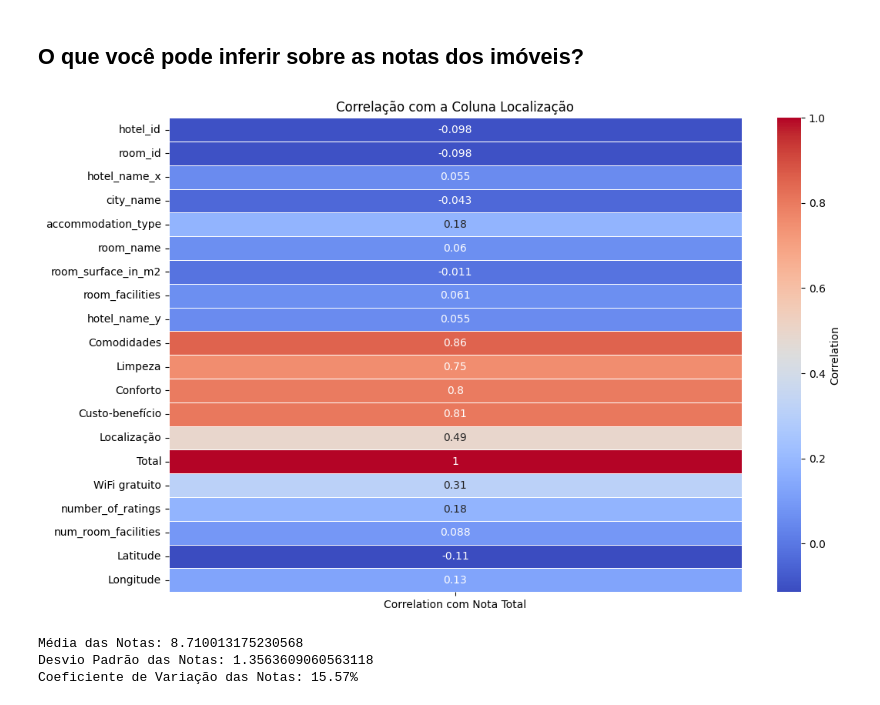
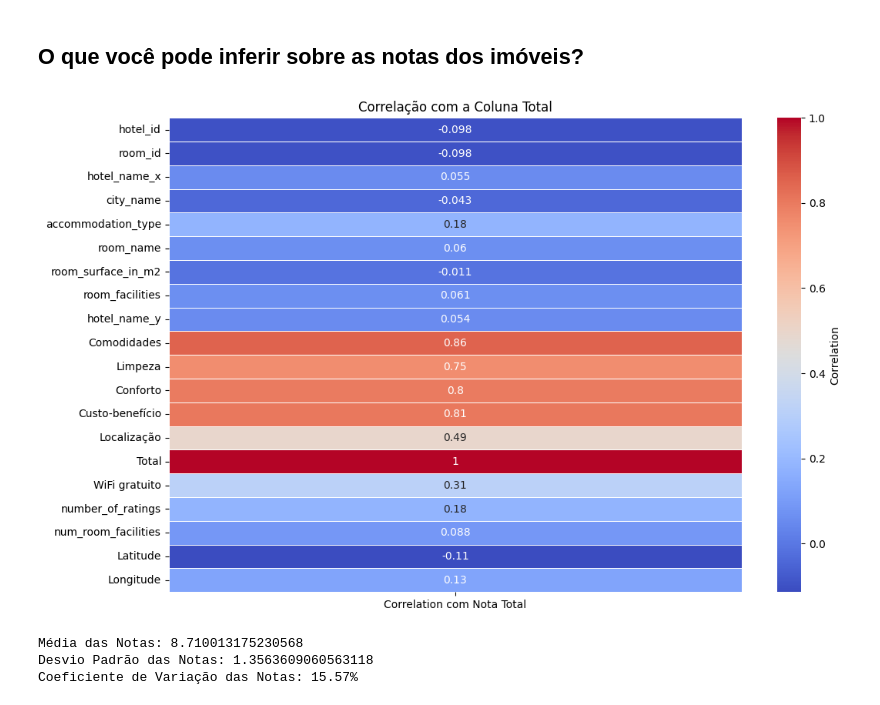
Before and after one commit to JoaoADAP/seazone-data-challenge, a Jupyter notebook: seazone-data-challenge.ipynb, the cells around one changed output. Drawn from its saved outputs; the diff is of its cells as text; code cells hidden in the pictures.

```diff
--- a/seazone-data-challenge.ipynb
+++ b/seazone-data-challenge.ipynb
@@ -216,15 +220,15 @@ imoveis_corr = pd.merge(imoveis_corr, imoveis_city[['city_name', 'Latitude', 'Lo
 #imoveis_city            #Dataframe que contem a Latitude e Longitude das Cidades do dataframe original
 # %%
 #Substituindo os valores string para fazer a correlação
-imoveis_corr['hotel_name_x'] = pd.Categorical(imoveis['hotel_name_x']).codes
-imoveis_corr['hotel_name_y'] = pd.Categorical(imoveis['hotel_name_x']).codes
-imoveis_corr['accommodation_type'] = pd.Categorical(imoveis['accommodation_type']).codes
-imoveis_corr['room_name'] = pd.Categorical(imoveis['room_name']).codes
-imoveis_corr['room_facilities'] = pd.Categorical(imoveis['room_facilities']).codes
-imoveis_corr['city_name'] = pd.Categorical(imoveis['city_name']).codes
-imoveis_corr = imoveis_corr.drop('url', axis=1)
 
-#imoveis_corr        #Dataframe com os valores para fazer correlação (sem strings)
+imoveis_corr['hotel_name_x'] = imoveis['hotel_name_x'].astype('category').cat.codes
+imoveis_corr['hotel_name_y'] = imoveis['hotel_name_y'].astype('category').cat.codes
+imoveis_corr['accommodation_type'] = imoveis['accommodation_type'].astype('category').cat.codes
+imoveis_corr['room_name'] = imoveis['room_name'].astype('category').cat.codes
+imoveis_corr['room_facilities'] = imoveis['room_facilities'].astype('category').cat.codes
+imoveis_corr['city_name'] = imoveis['city_name'].astype('category').cat.codes
+
+imoveis_corr = imoveis_corr.drop('url', axis=1)      #Retirando a coluna url
 # %%
 correlation_matrix = imoveis_corr.corr()   # Calcula a matriz de correlação
 
@@ -321,13 +320,12 @@ imoveis_corr['room_facilities'] = pd.Categorical(imoveis['room_facilities']).cod
 # %%
-correlation_nota = imoveis_corr.corrwith(imoveis_corr['Total'])
+correlation_nota = imoveis_corr.corrwith(imoveis_corr['Total'])    #Fazendo a correlação com a coluna Total
 
+#Pltoando o gráfico
 plt.figure(figsize=(12, 8))
-
 correlation_df = pd.DataFrame({'Correlation com Nota Total': correlation_nota})
-
 sns.heatmap(correlation_df, annot=True, cmap='coolwarm', linewidths=.5, cbar_kws={'label': 'Correlation'})
-plt.title('Correlação com a Coluna Localização')
+plt.title('Correlação com a Coluna Total')
 plt.show()
 # %% [output]
-[figure, old version]
+[figure, new version]
 # %%
```
Also changed, not shown: parts of 12 cells of this notebook.
